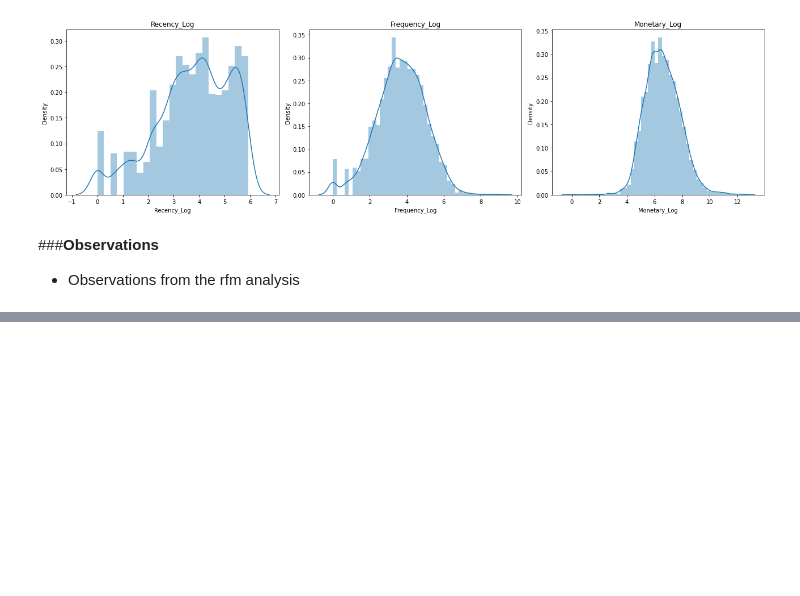
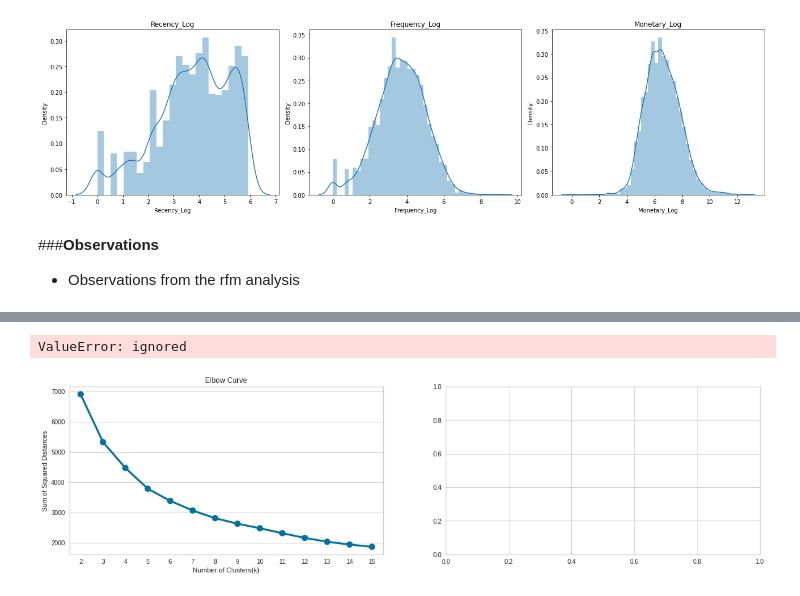
Before and after one commit to shadabsgit/ML-Clustering-Capstone-Project, a Jupyter notebook: Online_Retail_Customer_Segmentation_Capstone_Project.ipynb, the cells around one changed output, grey strips where cells are left out. Saved outputs shown, nothing was run; the diff lists cells and outputs as text; code cells hidden in the pictures; blank space fills up the shorter version.

```diff
--- a/Online_Retail_Customer_Segmentation_Capstone_Project.ipynb
+++ b/Online_Retail_Customer_Segmentation_Capstone_Project.ipynb
@@ -643,0 +837,39 @@ for n,col in enumerate(cols):
+# %%
+#Empty lists to store Sum of Squared Distance and Silhouette Score for each cluster in k clusters
+ssd,sil_score = [],[]
+
+#Instantiating a list of clusters
+n_clusters = list(range(2,16))
+
+#Applying K-Means to each cluster in the list of clusters
+for k in n_clusters:
+    k_means = KMeans(n_clusters = k, init= 'k-means++', max_iter= 1000)
+    #Fitting the model
+    y_preds = k_means.fit_predict(X)
+    # Appending the inertia
+    ssd.append(k_means.inertia_)
+    # Appending the silhoutte score
+    score.append(silhouette_score(X, y_preds))
+
+#Instantiating subplots
+fig, axes = plt.subplots(1, 2, figsize=(20,5))
+
+#Plotting the Elbow Curve
+elbow = sns.pointplot(ax = axes[0], x=n_clusters, y=ssd)
+elbow.set(title='Elbow Curve', xlabel='Number of Clusters(k)', ylabel='Sum of Squared Distances')
+
+#Plotting the Silhouette Scores
+sil = sns.pointplot(ax = axes[1], x=n_clusters, y=score)
+sil.set(title='Silhouette Scores', xlabel='Number of Clusters(k)', ylabel='Silhouette Score')
+plt.tight_layout()
+
+# Silhouette Score v/s Number of Clusters
+plt.subplot(1, 2, 2)                                                            #Initializing subplots
+sns.pointplot(x=n_clusters, y=score)                                              # plotting bar plot
+plt.xlabel('Number of Clusters(k)')                                             # Setting x label
+plt.ylabel('Silhouette Score')                                                  # Setting y label
+plt.title('Silhouette Scores')                                                  # Setting the title
+plt.tight_layout()
+# %% [output]
+ValueError: ignored
+[figure, added]
```
Also changed, not shown: parts of 16 cells of this notebook.
